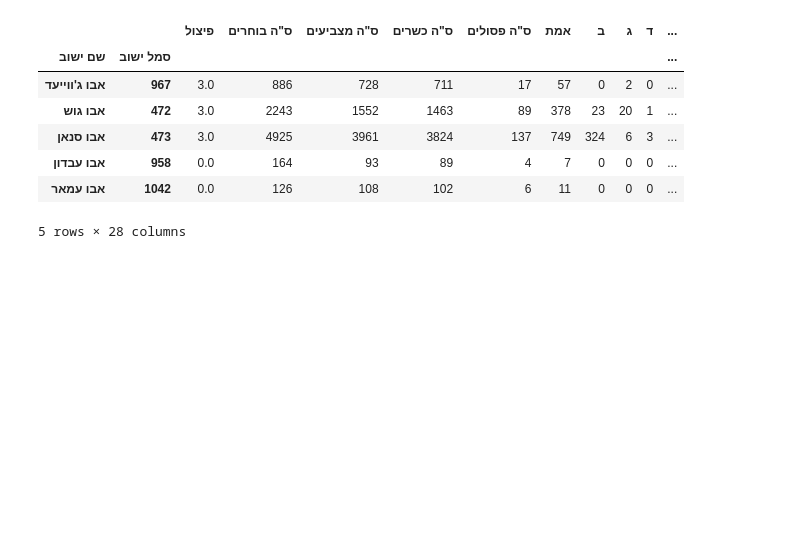
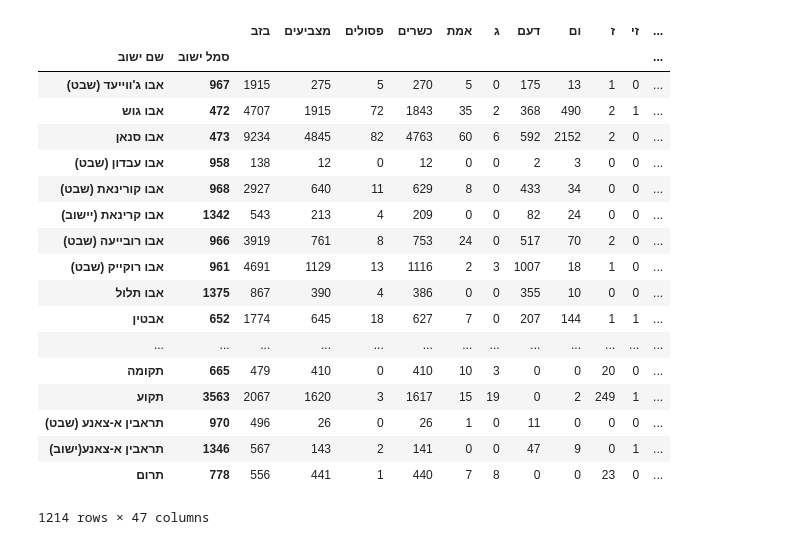
Before and after one commit to alexeyvasy/knesset-elections, a Jupyter notebook: Knesset Elections - Final Project.ipynb, the cells around one changed output. Cells and saved outputs as stored; diff of their text form; code cells hidden in the pictures; blank space fills up the shorter version.

```diff
--- a/Knesset Elections - Final Project.ipynb
+++ b/Knesset Elections - Final Project.ipynb
@@ -6,6 +6,11 @@ import statsmodels.formula.api as sm
 import matplotlib.pyplot as plt
 import seaborn as sb
 # %%
+knesset21eclections = pd.read_excel(r"Knesset Elections\-21-.xlsx")
+knesset21eclections = knesset21eclections.drop("מספר קלפי", axis=1)
+knesset21eclections = knesset21eclections.groupby(by=["שם ישוב","סמל ישוב" ], axis=0).sum()
+
+
 knesset20eclections = pd.read_excel(r"Knesset Elections\-20-.xlsx")
 knesset20eclections = knesset20eclections.drop("מספר קלפי", axis=1)
 knesset20eclections = knesset20eclections.groupby(by=["שם ישוב","סמל ישוב" ], axis=0).sum()
@@ -39,16 +44,27 @@ knesset14eclections = knesset14eclections.groupby(by=["שם ישוב","סמל י
 # %%
 knesset17eclections.head()
 knesset18eclections.head()
 knesset19eclections.head()
-knesset14eclections.head()
+knesset21eclections
 # %% [output]
-|  |  | פיצול | ס"ה בוחרים | ס"ה מצביעים | ס"ה כשרים | ס"ה פסולים | אמת | ב | ג | ד | ... |
-| שם ישוב | סמל ישוב |  |  |  |  |  |  |  |  |  | ... |
-| אבו ג'ווייעד | 967 | 3.0 | 886 | 728 | 711 | 17 | 57 | 0 | 2 | 0 | ... |
-| אבו גוש | 472 | 3.0 | 2243 | 1552 | 1463 | 89 | 378 | 23 | 20 | 1 | ... |
-| אבו סנאן | 473 | 3.0 | 4925 | 3961 | 3824 | 137 | 749 | 324 | 6 | 3 | ... |
-| אבו עבדון | 958 | 0.0 | 164 | 93 | 89 | 4 | 7 | 0 | 0 | 0 | ... |
-| אבו עמאר | 1042 | 0.0 | 126 | 108 | 102 | 6 | 11 | 0 | 0 | 0 | ... |
+|  |  | בזב | מצביעים | פסולים | כשרים | אמת | ג | דעם | ום | ז | זי | ... |
+| שם ישוב | סמל ישוב |  |  |  |  |  |  |  |  |  |  | ... |
+| אבו ג'ווייעד (שבט) | 967 | 1915 | 275 | 5 | 270 | 5 | 0 | 175 | 13 | 1 | 0 | ... |
+| אבו גוש | 472 | 4707 | 1915 | 72 | 1843 | 35 | 2 | 368 | 490 | 2 | 1 | ... |
+| אבו סנאן | 473 | 9234 | 4845 | 82 | 4763 | 60 | 6 | 592 | 2152 | 2 | 0 | ... |
+| אבו עבדון (שבט) | 958 | 138 | 12 | 0 | 12 | 0 | 0 | 2 | 3 | 0 | 0 | ... |
+| אבו קורינאת (שבט) | 968 | 2927 | 640 | 11 | 629 | 8 | 0 | 433 | 34 | 0 | 0 | ... |
+| אבו קרינאת (יישוב) | 1342 | 543 | 213 | 4 | 209 | 0 | 0 | 82 | 24 | 0 | 0 | ... |
+| אבו רובייעה (שבט) | 966 | 3919 | 761 | 8 | 753 | 24 | 0 | 517 | 70 | 2 | 0 | ... |
+| אבו רוקייק (שבט) | 961 | 4691 | 1129 | 13 | 1116 | 2 | 3 | 1007 | 18 | 1 | 0 | ... |
+| אבו תלול | 1375 | 867 | 390 | 4 | 386 | 0 | 0 | 355 | 10 | 0 | 0 | ... |
+| אבטין | 652 | 1774 | 645 | 18 | 627 | 7 | 0 | 207 | 144 | 1 | 1 | ... |
+| ... | ... | ... | ... | ... | ... | ... | ... | ... | ... | ... | ... | ... |
+| תקומה | 665 | 479 | 410 | 0 | 410 | 10 | 3 | 0 | 0 | 20 | 0 | ... |
+| תקוע | 3563 | 2067 | 1620 | 3 | 1617 | 15 | 19 | 0 | 2 | 249 | 1 | ... |
+| תראבין א-צאנע (שבט) | 970 | 496 | 26 | 0 | 26 | 1 | 0 | 11 | 0 | 0 | 0 | ... |
+| תראבין א-צאנע(ישוב) | 1346 | 567 | 143 | 2 | 141 | 0 | 0 | 47 | 9 | 0 | 1 | ... |
+| תרום | 778 | 556 | 441 | 1 | 440 | 7 | 8 | 0 | 0 | 23 | 0 | ... |
-5 rows × 28 columns
+1214 rows × 47 columns
 # %%
 
```
Also changed, not shown: parts of 3 cells of this notebook, 1 other file.
